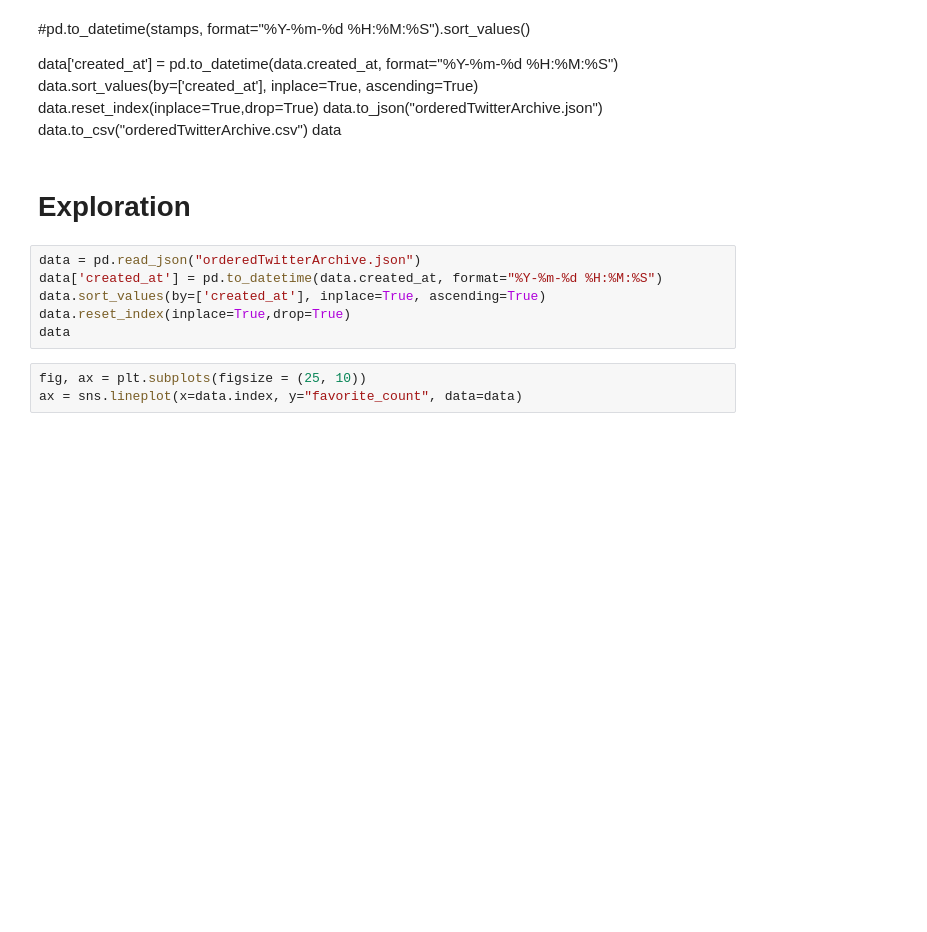
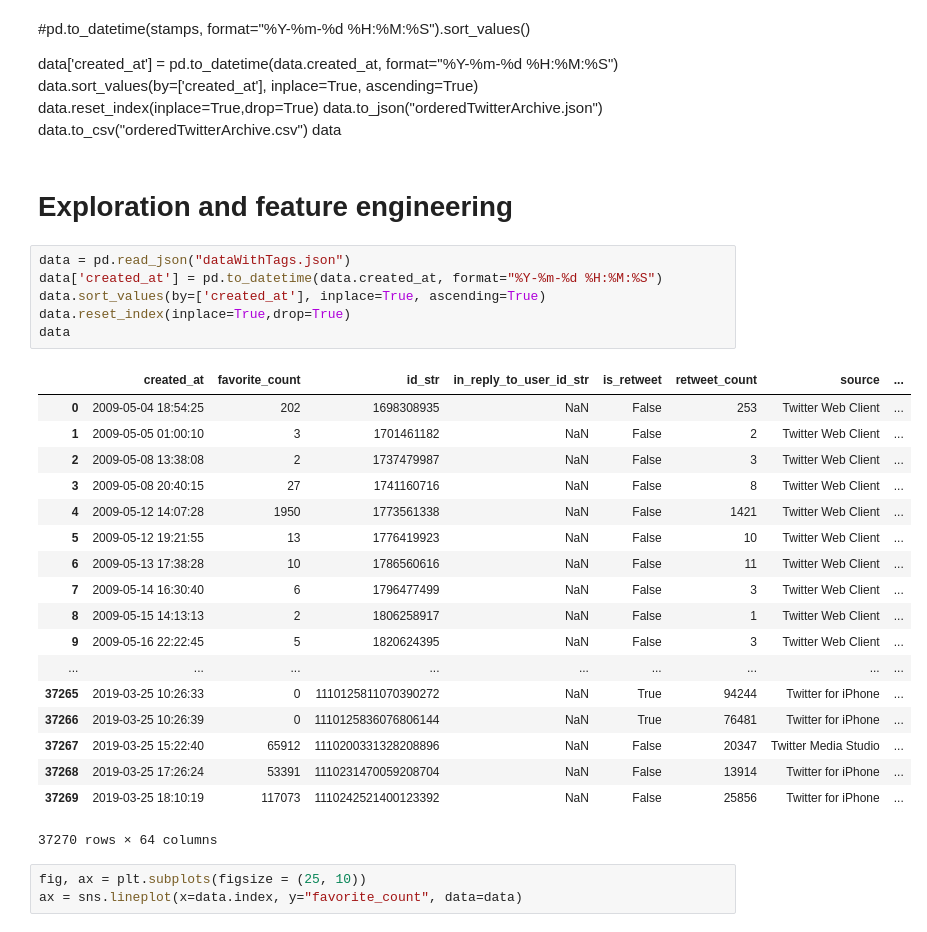
Before and after one commit to Gneur11/TextAnalytics, a Jupyter notebook: TrumpTwitter.ipynb, the cells around one changed output. Saved outputs shown, nothing was run; the diff lists cells and outputs as text; blank space fills up the shorter version.

```diff
--- a/TrumpTwitter.ipynb
+++ b/TrumpTwitter.ipynb
@@ -26,13 +26,32 @@ data.to_json("orderedTwitterArchive.json")
 data.to_csv("orderedTwitterArchive.csv")
 data
 # %% [markdown]
-# Exploration
+# Exploration and feature engineering
 # %%
-data = pd.read_json("orderedTwitterArchive.json")
+data = pd.read_json("dataWithTags.json")
 data['created_at'] = pd.to_datetime(data.created_at, format="%Y-%m-%d %H:%M:%S")
 data.sort_values(by=['created_at'], inplace=True, ascending=True)
 data.reset_index(inplace=True,drop=True)
 data
+# %% [output]
+|  | created_at | favorite_count | id_str | in_reply_to_user_id_str | is_retweet | retweet_count | source | ... |
+| 0 | 2009-05-04 18:54:25 | 202 | 1698308935 | NaN | False | 253 | Twitter Web Client | ... |
+| 1 | 2009-05-05 01:00:10 | 3 | 1701461182 | NaN | False | 2 | Twitter Web Client | ... |
+| 2 | 2009-05-08 13:38:08 | 2 | 1737479987 | NaN | False | 3 | Twitter Web Client | ... |
+| 3 | 2009-05-08 20:40:15 | 27 | 1741160716 | NaN | False | 8 | Twitter Web Client | ... |
+| 4 | 2009-05-12 14:07:28 | 1950 | 1773561338 | NaN | False | 1421 | Twitter Web Client | ... |
+| 5 | 2009-05-12 19:21:55 | 13 | 1776419923 | NaN | False | 10 | Twitter Web Client | ... |
+| 6 | 2009-05-13 17:38:28 | 10 | 1786560616 | NaN | False | 11 | Twitter Web Client | ... |
+| 7 | 2009-05-14 16:30:40 | 6 | 1796477499 | NaN | False | 3 | Twitter Web Client | ... |
+| 8 | 2009-05-15 14:13:13 | 2 | 1806258917 | NaN | False | 1 | Twitter Web Client | ... |
+| 9 | 2009-05-16 22:22:45 | 5 | 1820624395 | NaN | False | 3 | Twitter Web Client | ... |
+| ... | ... | ... | ... | ... | ... | ... | ... | ... |
+| 37265 | 2019-03-25 10:26:33 | 0 | 1110125811070390272 | NaN | True | 94244 | Twitter for iPhone | ... |
+| 37266 | 2019-03-25 10:26:39 | 0 | 1110125836076806144 | NaN | True | 76481 | Twitter for iPhone | ... |
+| 37267 | 2019-03-25 15:22:40 | 65912 | 1110200331328208896 | NaN | False | 20347 | Twitter Media Studio | ... |
+| 37268 | 2019-03-25 17:26:24 | 53391 | 1110231470059208704 | NaN | False | 13914 | Twitter for iPhone | ... |
+| 37269 | 2019-03-25 18:10:19 | 117073 | 1110242521400123392 | NaN | False | 25856 | Twitter for iPhone | ... |
+37270 rows × 64 columns
 # %%
 fig, ax = plt.subplots(figsize = (25, 10))
 ax = sns.lineplot(x=data.index, y="favorite_count", data=data)
```
Also changed, not shown: parts of 17 cells of this notebook, 1 other file.
